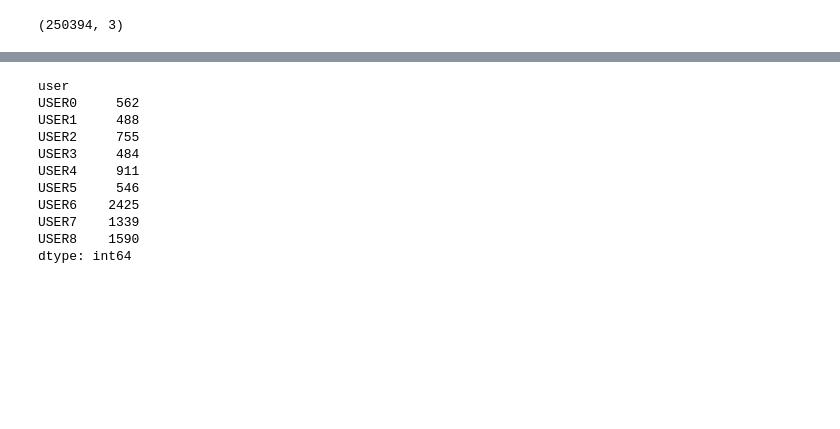
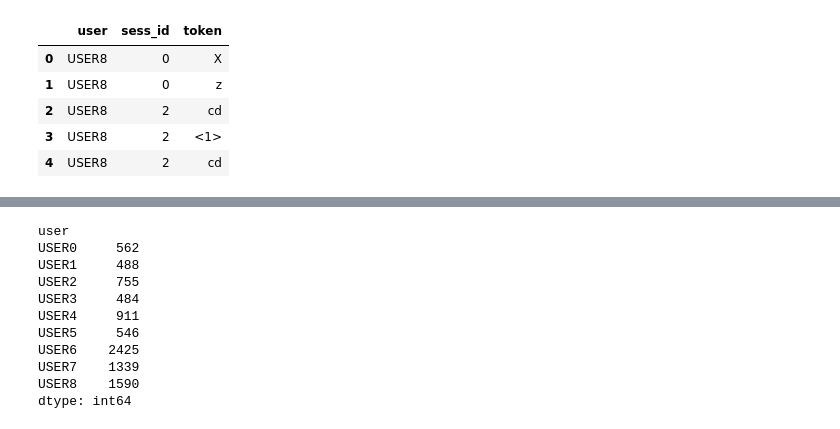
Before and after one commit to asosnovsky/unix-command-detection, a Jupyter notebook: unix_command_dataset.ipynb, the cells around one changed output, grey strips where cells are left out. Drawn from its saved outputs; the diff is of its cells as text; code cells hidden in the pictures; blank space fills up the shorter version.

```diff
--- a/unix_command_dataset.ipynb
+++ b/unix_command_dataset.ipynb
@@ -34,6 +34,11 @@ with tqdm(total=len(file_names)) as waiter:
 
 data = pd.DataFrame(data, columns=['user', 'sess_id', 'token'])
 # %%
-data.shape
+data.head()
 # %% [output]
-(250394, 3)
+|  | user | sess_id | token |
+| 0 | USER8 | 0 | X |
+| 1 | USER8 | 0 | z |
+| 2 | USER8 | 2 | cd |
+| 3 | USER8 | 2 | <1> |
+| 4 | USER8 | 2 | cd |
```
Also changed, not shown: parts of 4 cells of this notebook, 2 other files.
